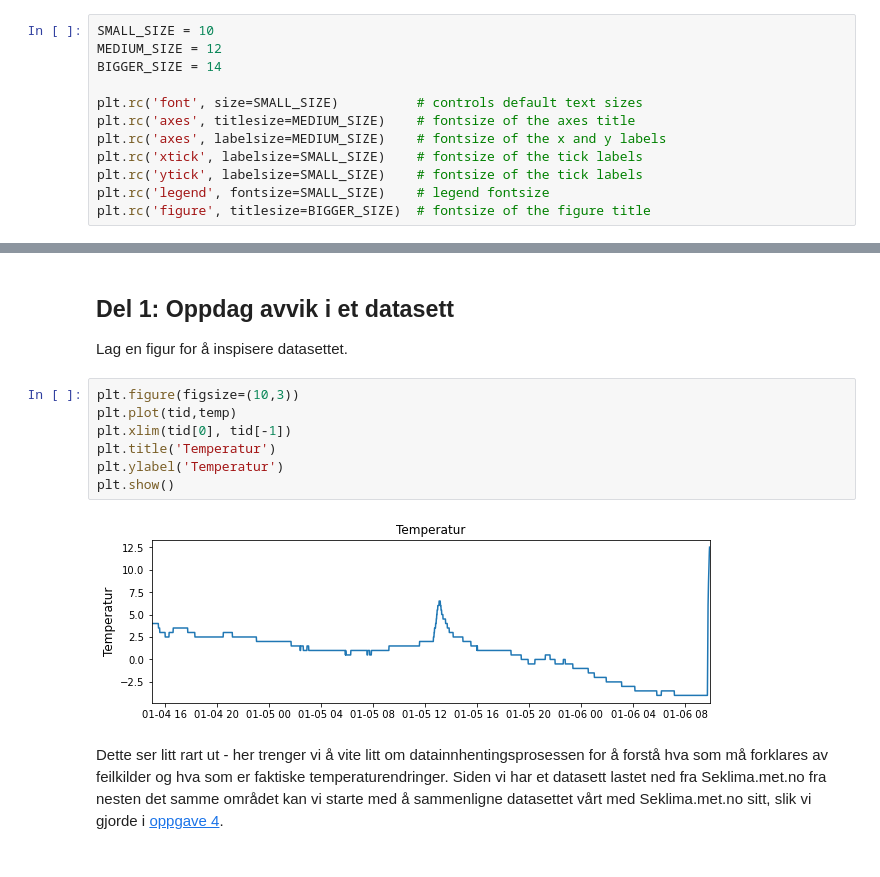
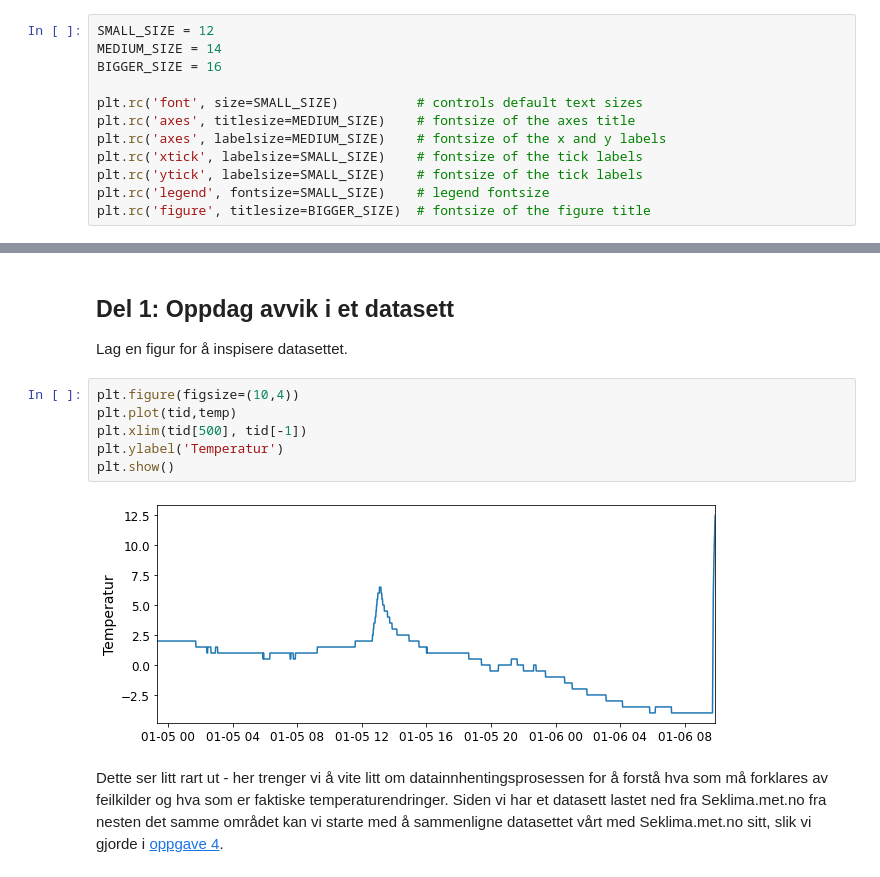
Before and after one commit to irendundas/EkteData, a Jupyter notebook: NAT624/Del6_databehandling_av_egne_data.ipynb, the cells around one changed output, grey strips where cells are left out. Cells and saved outputs as stored; diff of their text form.

```diff
--- a/NAT624/Del6_databehandling_av_egne_data.ipynb
+++ b/NAT624/Del6_databehandling_av_egne_data.ipynb
@@ -11,9 +11,9 @@ import numpy as np
 # %% [markdown]
 **Tips:** Cellen under er veldig praktisk å inkludere hvis du skal lage en del figurer. Den gjør at all lik type figur-tekst automatisk settes til samme størrelse.
 # %%
-SMALL_SIZE = 10
-MEDIUM_SIZE = 12
-BIGGER_SIZE = 14
+SMALL_SIZE = 12
+MEDIUM_SIZE = 14
+BIGGER_SIZE = 16
 
 plt.rc('font', size=SMALL_SIZE)          # controls default text sizes
 plt.rc('axes', titlesize=MEDIUM_SIZE)    # fontsize of the axes title
@@ -75,14 +75,13 @@ temp=np.copy(data[:,2])
 ## Del 1: Oppdag avvik i et datasett
 Lag en figur for å inspisere datasettet.
 # %%
-plt.figure(figsize=(10,3))
+plt.figure(figsize=(10,4))
 plt.plot(tid,temp)
-plt.xlim(tid[0], tid[-1])
-plt.title('Temperatur')
+plt.xlim(tid[500], tid[-1])
 plt.ylabel('Temperatur')
 plt.show()
 # %% [output]
-[figure, old version]
+[figure, new version]
 # %% [markdown]
 Dette ser litt rart ut - her trenger vi å vite litt om datainnhentingsprosessen for å forstå hva som må forklares av feilkilder og hva som er faktiske temperaturendringer. Siden vi har et datasett lastet ned fra Seklima.met.no fra nesten det samme området kan vi starte med å sammenligne datasettet vårt med Seklima.met.no sitt, slik vi gjorde i [oppgave 4](https://github.com/irendundas/EkteData/blob/main/NAT624/Del4_les_csv_fil.ipynb).
 # %%
```
Also changed, not shown: parts of 18 cells of this notebook, 3 other files.
